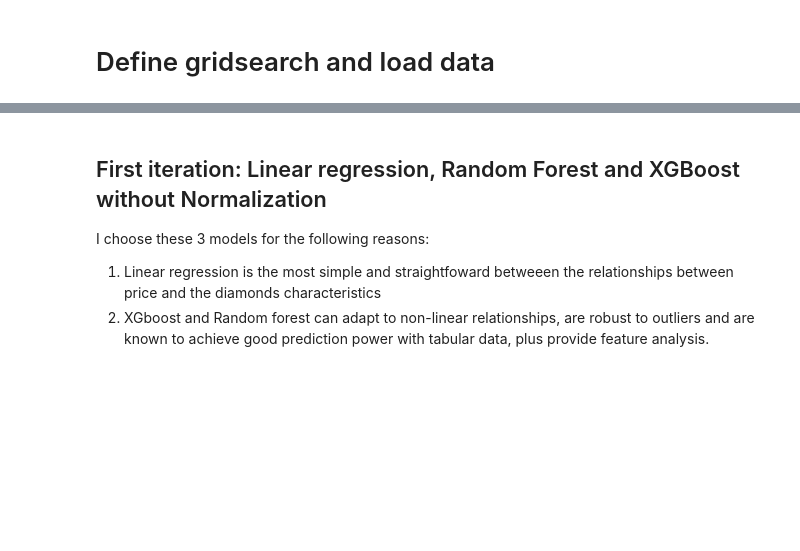
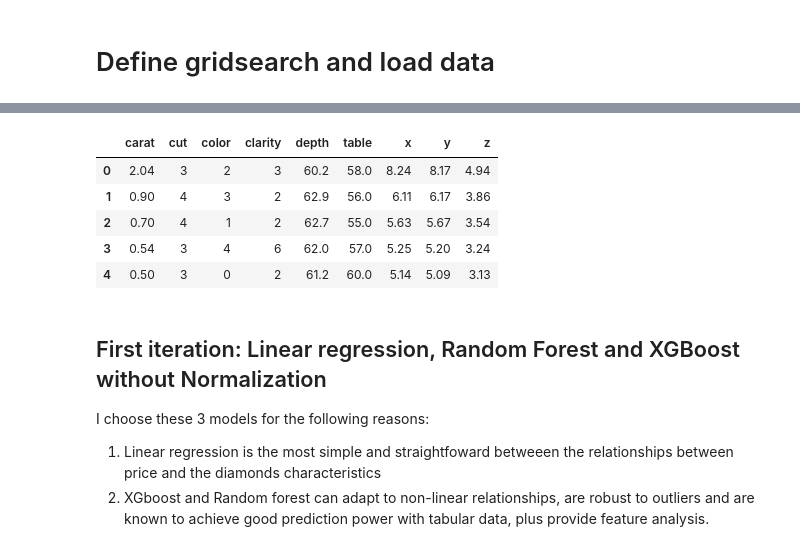
Before and after one commit to NBartellini/xtream-ai-assignment-engineer, a Jupyter notebook: exploring/training.ipynb, the cells around one changed output, grey strips where cells are left out. Cells and saved outputs as stored; diff of their text form; code cells hidden in the pictures; blank space fills up the shorter version.

```diff
--- a/exploring/training.ipynb
+++ b/exploring/training.ipynb
@@ -23,3 +39,12 @@ y_test = pd.read_csv(os.path.join(data_path,"y_test.csv")).values.ravel()
+# %%
+X_train.head()
+# %% [output]
+|  | carat | cut | color | clarity | depth | table | x | y | z |
+| 0 | 2.04 | 3 | 2 | 3 | 60.2 | 58.0 | 8.24 | 8.17 | 4.94 |
+| 1 | 0.90 | 4 | 3 | 2 | 62.9 | 56.0 | 6.11 | 6.17 | 3.86 |
+| 2 | 0.70 | 4 | 1 | 2 | 62.7 | 55.0 | 5.63 | 5.67 | 3.54 |
+| 3 | 0.54 | 3 | 4 | 6 | 62.0 | 57.0 | 5.25 | 5.20 | 3.24 |
+| 4 | 0.50 | 3 | 0 | 2 | 61.2 | 60.0 | 5.14 | 5.09 | 3.13 |
 # %% [markdown]
 ## First iteration: Linear regression, Random Forest and XGBoost without Normalization
 
```
Also changed, not shown: parts of 3 cells of this notebook, 2 other files.
